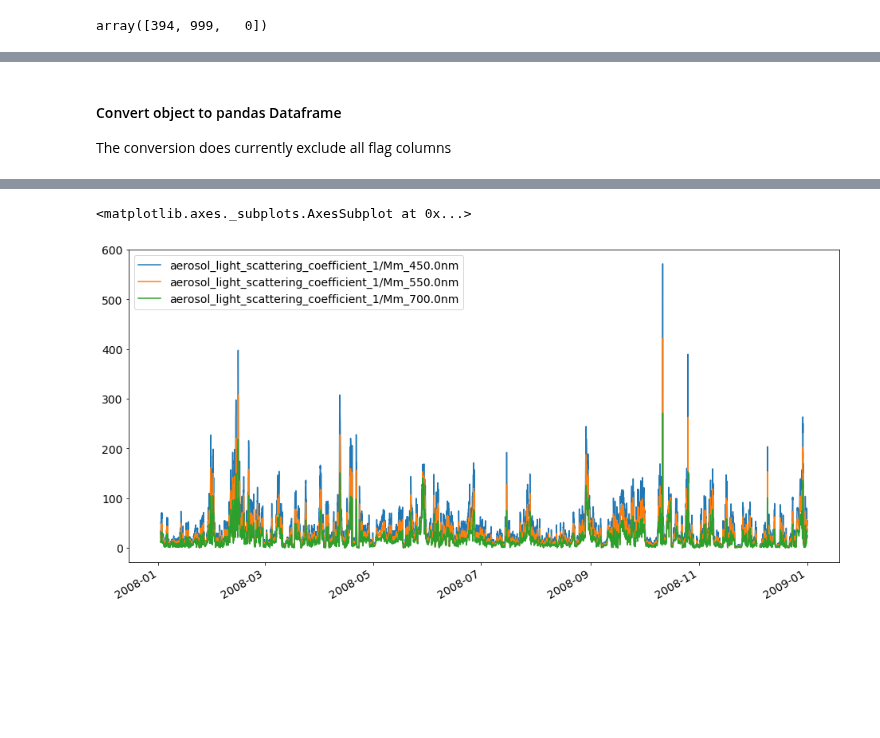
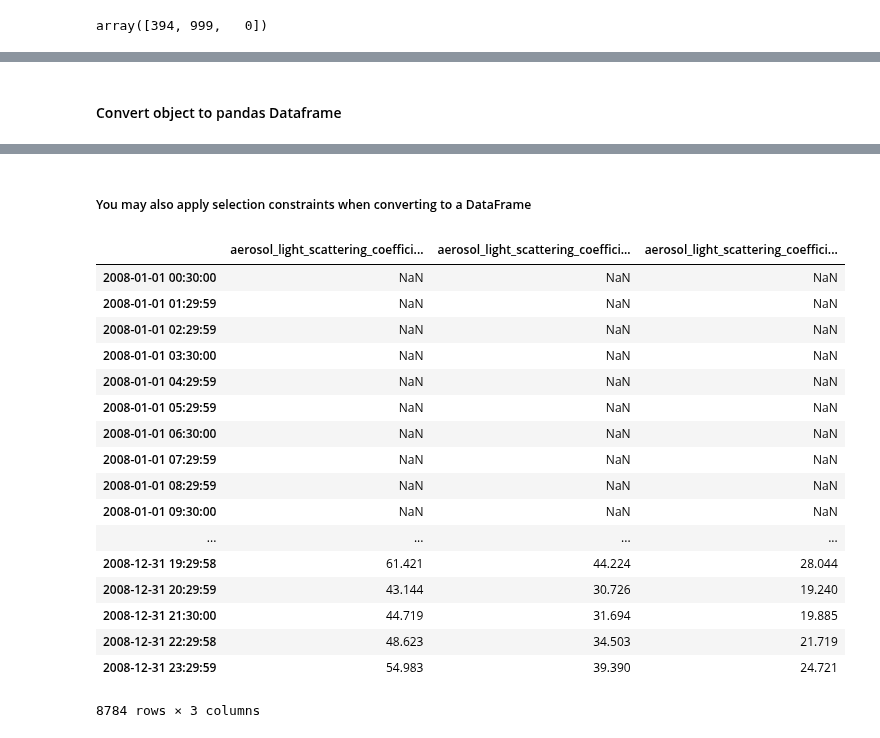
Before and after one commit to metno/pyaerocom, a Jupyter notebook: notebooks/add02_read_ebas_nasa_ames.ipynb, the cells around one changed output, grey strips where cells are left out. Drawn from its saved outputs; the diff is of its cells as text; code cells hidden in the pictures; blank space fills up the shorter version.

```diff
--- a/notebooks/add02_read_ebas_nasa_ames.ipynb
+++ b/notebooks/add02_read_ebas_nasa_ames.ipynb
@@ -11,0 +17,3 @@ Please see [here](https://ebas-submit.nilu.no/Submit-Data/Getting-started) for i
+# %%
+ebasdir = pya.const.EBASMC_DATA_DIR
+ebasdir
@@ -12,15 +26,9 @@ Please see [here](https://ebas-submit.nilu.no/Submit-Data/Getting-started) for i
 # %%
-import os
-from pyaerocom.io import EbasNasaAmesFile
+mc = pya.io.EbasNasaAmesFile(file=ebasdir+filename,
+                             only_head=False,          #set True if you only want to import header
+                             replace_invalid_nan=True, #replace invalid values with NaNs
+                             convert_timestamps=True,  #compute datetime64 timestamps from numerical values
+                             decode_flags=True)        #decode all flags (e.g. 0.111222333 -> 111 222 333)
 
-ebasdir = "/lustre/storeA/project/aerocom/aerocom1/AEROCOM_OBSDATA/EBASMultiColumn/data/data/"
-filename = "DE0043G.20080101000000.20160708144500.nephelometer..aerosol.1y.1h.DE09L_tsi_neph_3563.DE09L_nephelometer.lev2.nas"
-
-mc = EbasNasaAmesFile(file=ebasdir+filename,
-                      only_head=False,          #set True if you only want to import header
-                      replace_invalid_nan=True, #replace invalid values with NaNs
-                      convert_timestamps=True,  #compute datetime64 timestamps from numerical values
-                      decode_flags=True,        #decode all flags (e.g. 0.111222333 -> 111 222 333)
-                      verbose=False)
 print(mc)
 # %% [output]
@@ -104,7 +156,5 @@ array([394, 999,   0])
 # %% [markdown]
 #### Convert object to pandas Dataframe
-
-The conversion does currently exclude all flag columns
 # %%
 df = mc.to_dataframe()
 df.head()
@@ -115,8 +165,27 @@ df.head()
 | 2008-01-01 02:29:59 | 0.083333 | 0.125000 | NaN | NaN | NaN | ... |
 | 2008-01-01 03:30:00 | 0.125000 | 0.166667 | NaN | NaN | NaN | ... |
 | 2008-01-01 04:29:59 | 0.166667 | 0.208333 | NaN | NaN | NaN | ... |
+# %% [markdown]
+##### You may also apply selection constraints when converting to a DataFrame
 # %%
-mc.to_dataframe('aerosol_light_scattering_coefficient', statistics='arithmetic mean').plot(figsize=(16,8))
+scattering = mc.to_dataframe('aerosol_light_scattering_coefficient', statistics='arithmetic mean')
+scattering
 # %% [output]
+|  | aerosol_light_scattering_coeffici... | aerosol_light_scattering_coeffici... | aerosol_light_scattering_coeffici... |
+| 2008-01-01 00:30:00 | NaN | NaN | NaN |
+| 2008-01-01 01:29:59 | NaN | NaN | NaN |
+| 2008-01-01 02:29:59 | NaN | NaN | NaN |
+| 2008-01-01 03:30:00 | NaN | NaN | NaN |
+| 2008-01-01 04:29:59 | NaN | NaN | NaN |
+| 2008-01-01 05:29:59 | NaN | NaN | NaN |
+| 2008-01-01 06:30:00 | NaN | NaN | NaN |
+| 2008-01-01 07:29:59 | NaN | NaN | NaN |
+| 2008-01-01 08:29:59 | NaN | NaN | NaN |
+| 2008-01-01 09:30:00 | NaN | NaN | NaN |
+| ... | ... | ... | ... |
+| 2008-12-31 19:29:58 | 61.421 | 44.224 | 28.044 |
+| 2008-12-31 20:29:59 | 43.144 | 30.726 | 19.240 |
+| 2008-12-31 21:30:00 | 44.719 | 31.694 | 19.885 |
+| 2008-12-31 22:29:58 | 48.623 | 34.503 | 21.719 |
+| 2008-12-31 23:29:59 | 54.983 | 39.390 | 24.721 |
-<matplotlib.axes._subplots.AxesSubplot at 0x...>
+8784 rows × 3 columns
-[figure, removed]
```
Also changed, not shown: parts of 22 cells of this notebook, 1 other file.
